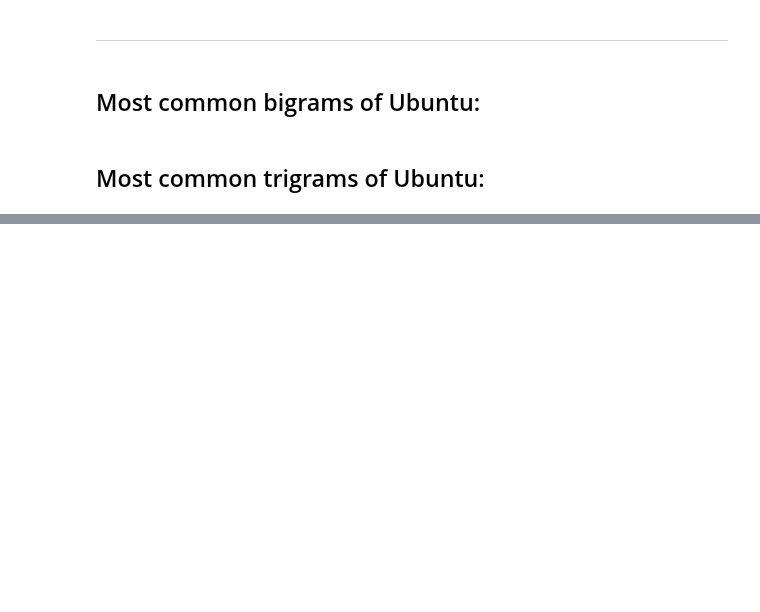
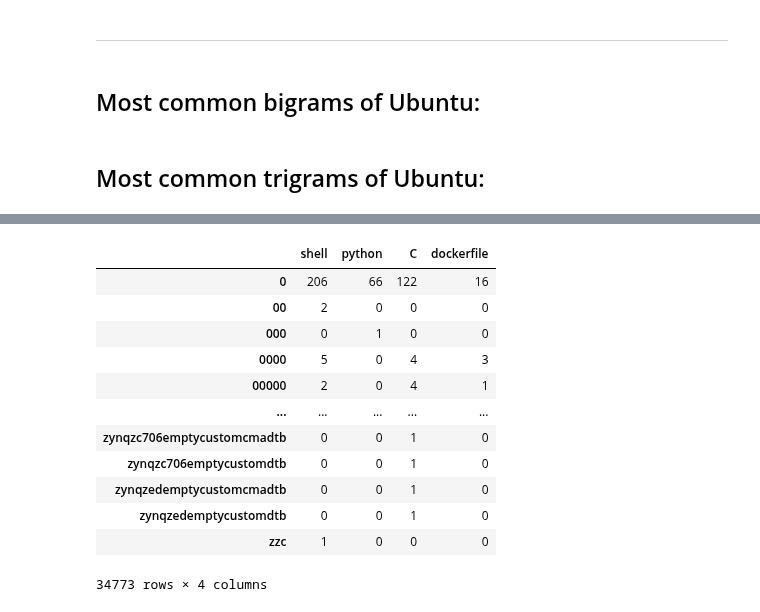
Before and after one commit to jemison-nlp-AnJeSt/github-NLP-project, a Jupyter notebook: Eyring-notebook.ipynb, the cells around one changed output, grey strips where cells are left out. Saved outputs shown, nothing was run; the diff lists cells and outputs as text; code cells hidden in the pictures; blank space fills up the shorter version.

```diff
--- a/Eyring-notebook.ipynb
+++ b/Eyring-notebook.ipynb
@@ -498,0 +859,36 @@ ubuntu_trigrams
+# %%
+#finding all dockerfile readmes:
+dockerfile_readme =' '.join(master_df[master_df['language'] == 'Dockerfile'].clean_readme)
+# %%
+#renaming to dockerfile words and cleaning data:
+dockerfile_words=clean_data(dockerfile_readme)
+# %%
+#creating series with frequencies by putting the clean_readme strings
+#as series (but use split to split up words into a list)
+
+shell_freq = pd.Series(shell_words.split()).value_counts()
+python_freq = pd.Series(python_words.split()).value_counts()
+dockerfile_freq = pd.Series(dockerfile_words.split()).value_counts()
+C_freq = pd.Series(C_words.split()).value_counts()
+# %%
+#combining frequencies into dataframes:
+word_counts = (pd.concat([shell_freq, python_freq, C_freq, dockerfile_freq ], axis=1, sort=True)
+              .set_axis(['shell','python','C','dockerfile'], axis=1, inplace=False)
+              .fillna(0)
+              .apply(lambda s: s.astype(int)))
+# %%
+word_counts
+# %% [output]
+|  | shell | python | C | dockerfile |
+| 0 | 206 | 66 | 122 | 16 |
+| 00 | 2 | 0 | 0 | 0 |
+| 000 | 0 | 1 | 0 | 0 |
+| 0000 | 5 | 0 | 4 | 3 |
+| 00000 | 2 | 0 | 4 | 1 |
+| ... | ... | ... | ... | ... |
+| zynqzc706emptycustomcmadtb | 0 | 0 | 1 | 0 |
+| zynqzc706emptycustomdtb | 0 | 0 | 1 | 0 |
+| zynqzedemptycustomcmadtb | 0 | 0 | 1 | 0 |
+| zynqzedemptycustomdtb | 0 | 0 | 1 | 0 |
+| zzc | 1 | 0 | 0 | 0 |
+34773 rows × 4 columns
```
Also changed, not shown: parts of 47 cells of this notebook.
